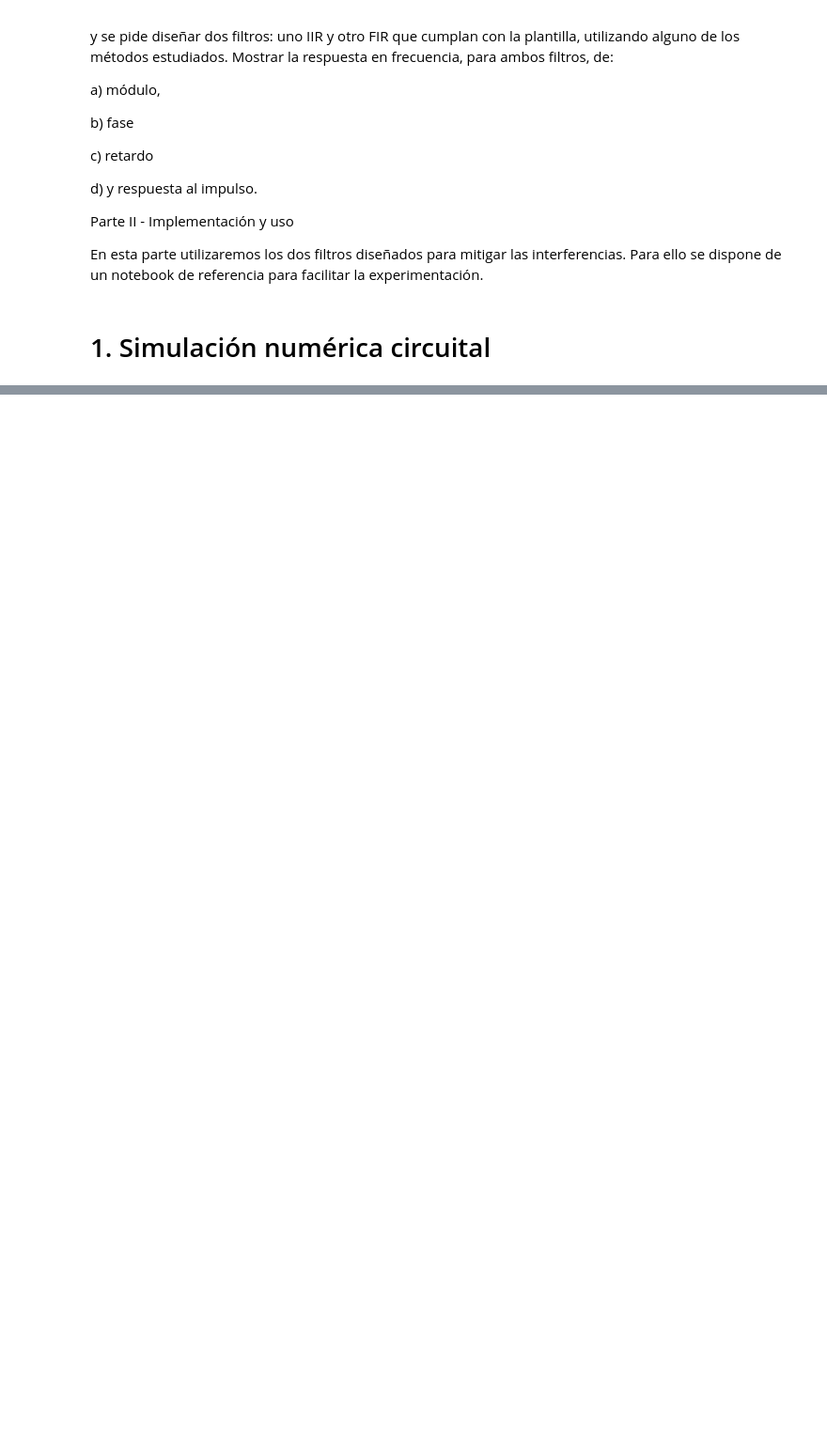
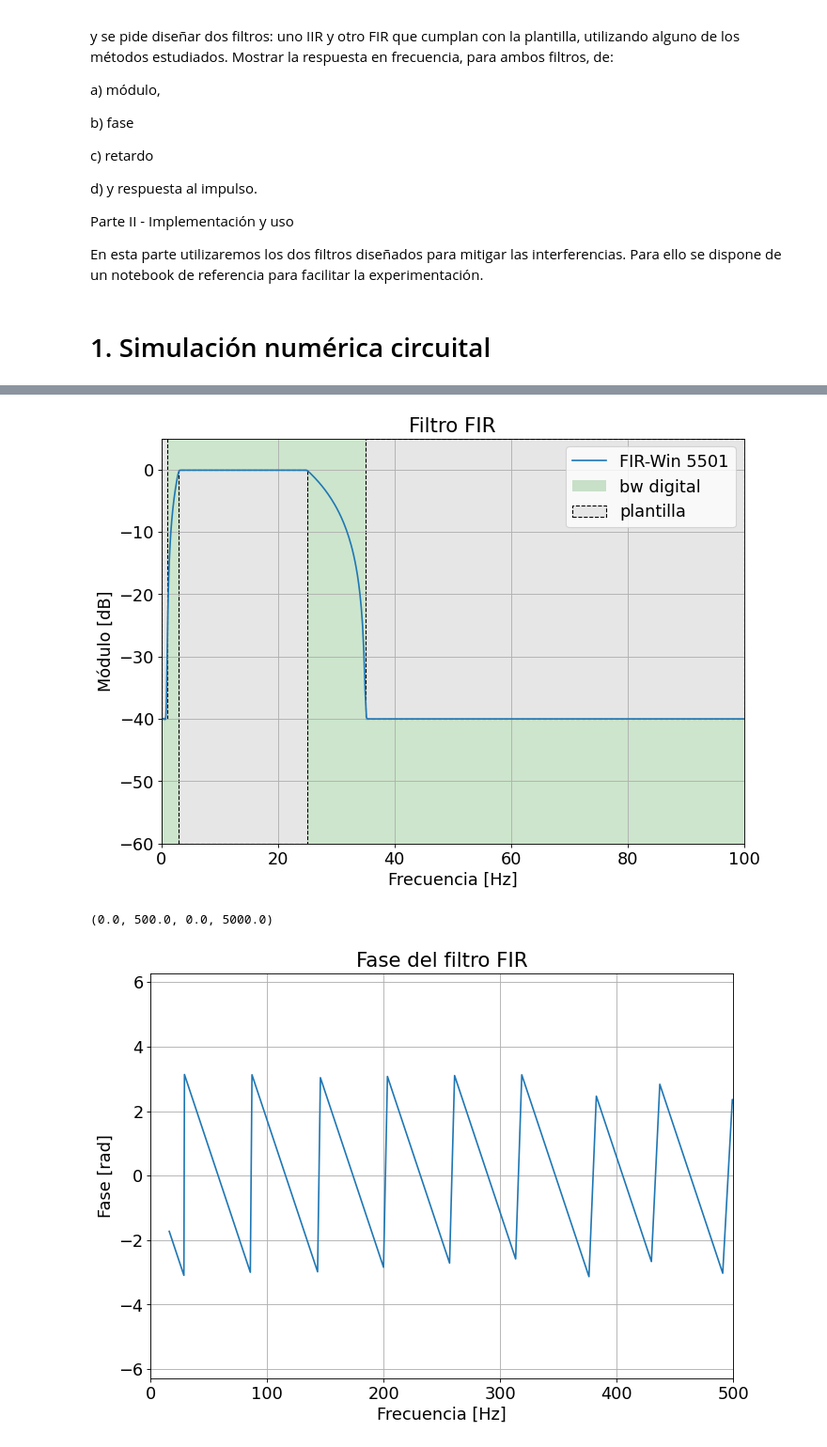
Before and after one commit to annunez02/TC2_2023, a Jupyter notebook: TS8/TrabajoSemanal8_Nunez.ipynb, the cells around one changed output, grey strips where cells are left out. Shown at 94% size. Saved outputs shown, nothing was run; the diff lists cells and outputs as text; code cells hidden in the pictures; blank space fills up the shorter version.

```diff
--- a/TS8/TrabajoSemanal8_Nunez.ipynb
+++ b/TS8/TrabajoSemanal8_Nunez.ipynb
@@ -144,0 +173,8 @@ En un principio, al diseñar el diagrama de polos y ceros del pasa altos, como a
+# %%
+# -----------------------------------------FIR---------------------------------------------
+
+#-----Definicion de parámetros-----
+
+frecs = np.array([        0.0,          ws1,         wp1,        wp2,           ws2,         nyq_frec   ]) / nyq_frec
+gains = np.array([-atenuacion,  -atenuacion,     -ripple,    -ripple,   -atenuacion,        -atenuacion ])
+gains = 10**(gains/20)
@@ -144,0 +202,44 @@ En un principio, al diseñar el diagrama de polos y ceros del pasa altos, como a
+# %%
+# ----- Modulo -----
+
+plt.figure(4)
+
+plt.plot(w, 20 * np.log10(abs(TF_FIR)), label='FIR-Win {:d}'.format(num_win.shape[0]))
+
+plt.title('Filtro FIR')
+plt.xlabel('Frecuencia [Hz]')
+plt.ylabel('Módulo [dB]')
+plt.grid()
+plt.axis([0, 100, -60, 5 ])
+
+axes_hdl = plt.gca()
+axes_hdl.legend()
+
+plot_plantilla(filter_type = 'bandpass', fpass = [wp1, wp2], ripple = ripple , fstop = [ws1, ws2], attenuation = atenuacion, fs = fs)
+
+
+# ----- Fase -----
+
+plt.figure(5)
+
+plt.plot(w / np.pi * nyq_frec, phase)
+plt.title('Fase del filtro FIR')
+plt.xlabel('Frecuencia [Hz]')
+plt.ylabel('Fase [rad]')
+plt.grid()
+plt.axis([0, nyq_frec, -2*np.pi, 2*np.pi ])
+
+# ----- Group delay -----
+
+plt.figure(3)
+
+plt.plot(wg, gd)
+plt.title('Retardo de grupo del filtro FIR')
+plt.ylabel('Group delay [samples]')
+plt.xlabel('Frequency [rad/sample]')
+plt.grid()
+plt.axis([0, nyq_frec, 0, 5000])
+# %% [output]
+[figure, added]
+(0.0, 500.0, 0.0, 5000.0)
+[figure, added]
```
Also changed, not shown: parts of 19 cells of this notebook, 1 other file.
